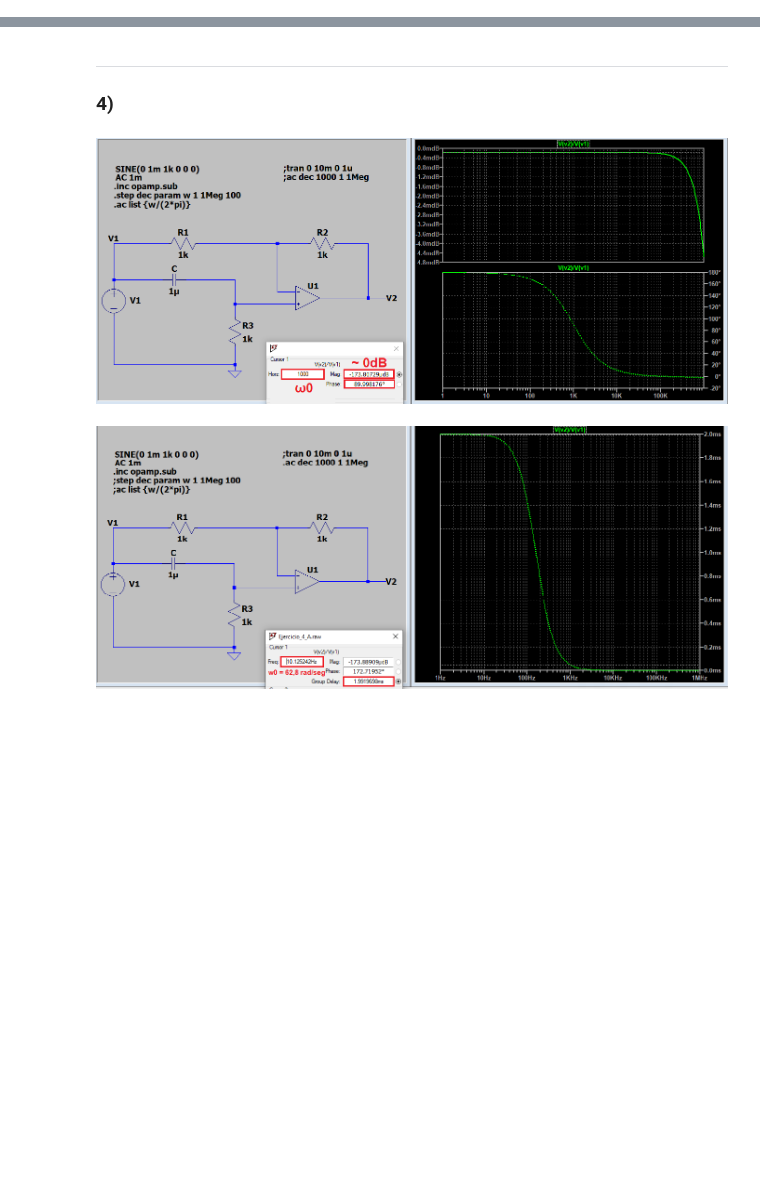
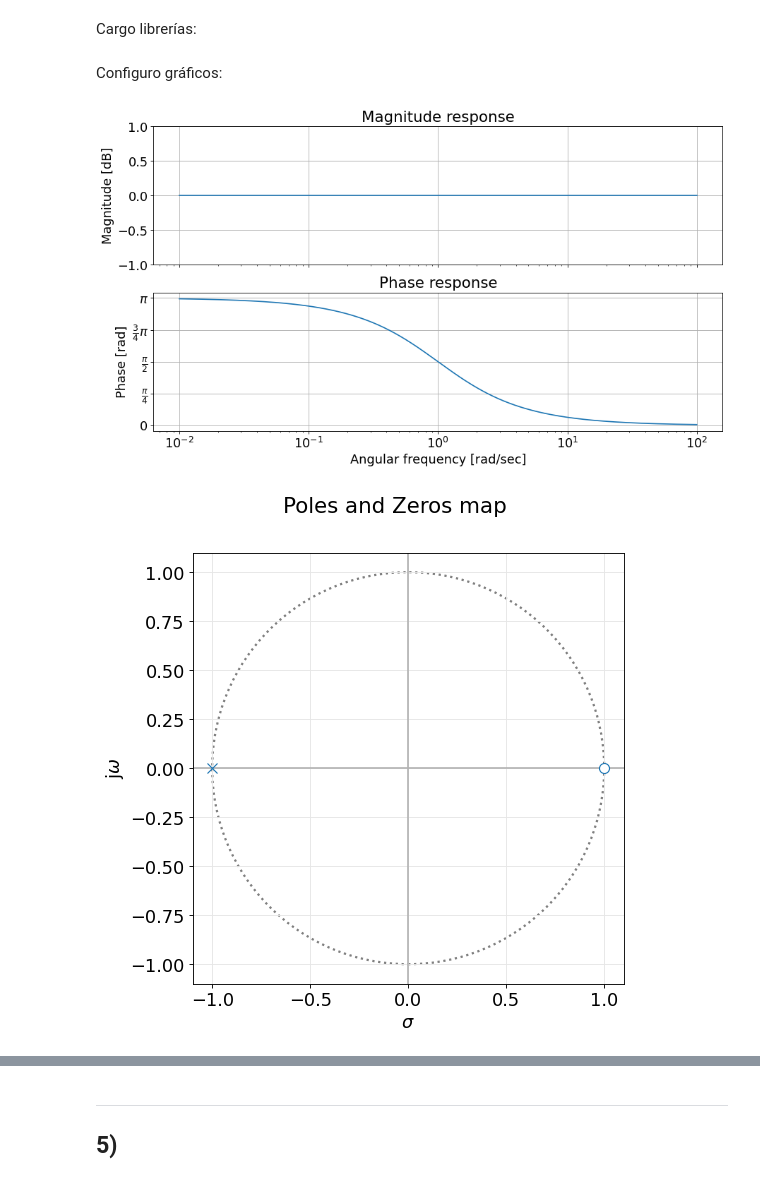
Before and after one commit to victorgerez/TC2, a Jupyter notebook: TSs/TS1/TS1.ipynb, the cells around one changed output, grey strips where cells are left out. Drawn from its saved outputs; the diff is of its cells as text; code cells hidden in the pictures; blank space fills up the shorter version.

```diff
--- a/TSs/TS1/TS1.ipynb
+++ b/TSs/TS1/TS1.ipynb
@@ -99,0 +81,2 @@ analyze_sys(ts1,'H(S)=(S-1)/(S+1)')
+# %% [markdown]
+Cargo librerías:
@@ -99,0 +93,39 @@ analyze_sys(ts1,'H(S)=(S-1)/(S+1)')
+# %% [markdown]
+Configuro gráficos:
+# %%
+plt.figure(1)
+plt.close(1)
+
+fig_sz_x = 13
+fig_sz_y = 7
+fig_dpi = 80
+fig_font_size = 16
+
+mpl.rcParams['figure.figsize'] = (fig_sz_x, fig_sz_y)
+mpl.rcParams['figure.dpi'] = fig_dpi
+plt.rcParams.update({'font.size':fig_font_size})
+# %%
+#import signal as sig
+from splane import analyze_sys
+
+w0 = 1
+
+num = np.array([1,-w0])
+den = np.array([1,w0])
+
+TS = sig.TransferFunction(num,den)
+
+_, axes_hdl = bodePlot(TS)
+
+plt.sca(axes_hdl[0])
+plt.ylim([-1,1])
+
+plt.gca
+
+pzmap(TS)
+GroupDelay(TS)
+
+plt.show()
+# %% [output]
+[figure, added]
+[figure, added]
@@ -100,7 +133,3 @@ analyze_sys(ts1,'H(S)=(S-1)/(S+1)')
 # %% [markdown]
 ------------
-### **4)**
+## **5)**
-# %% [markdown]
-![image.png](attachment:image.png)
-# %% [markdown]
-![image.png](attachment:image.png)
```
Also changed, not shown: parts of 14 cells of this notebook, 1 other file.
